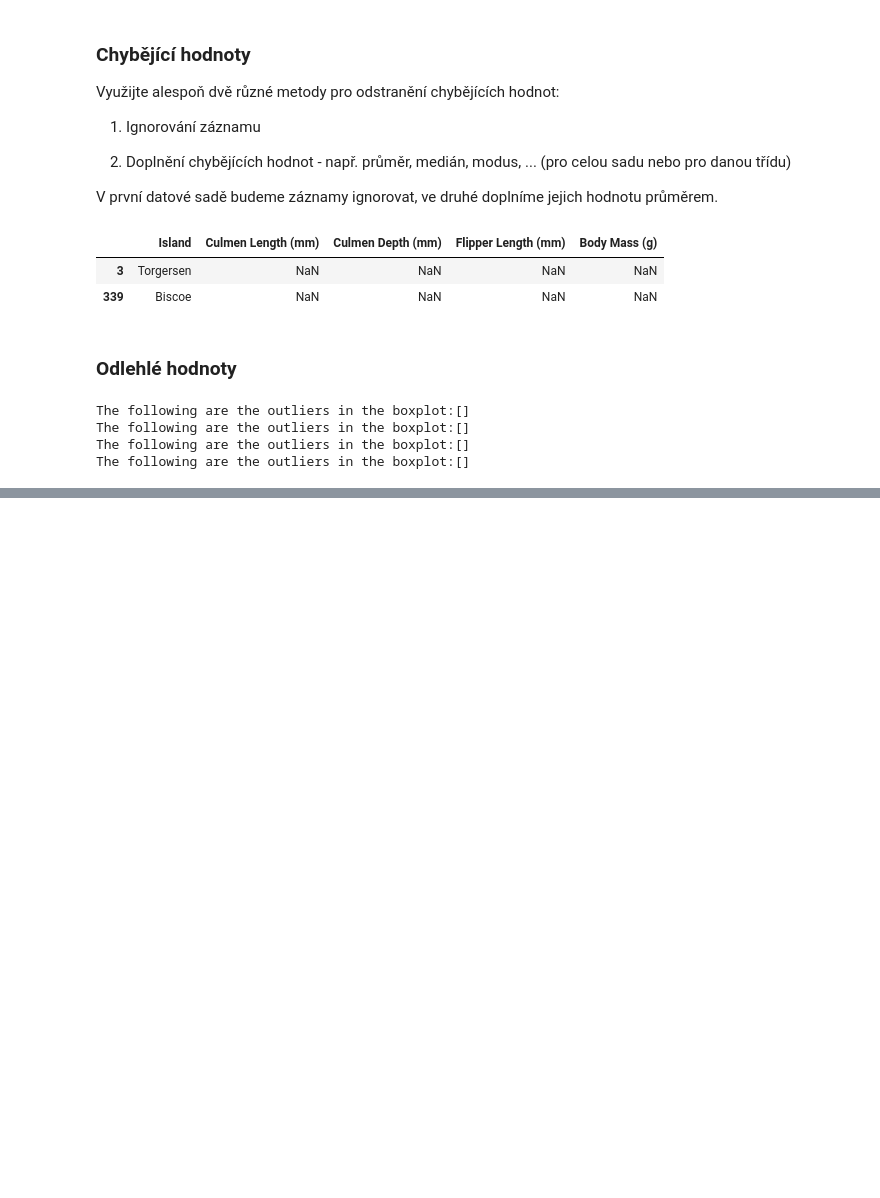
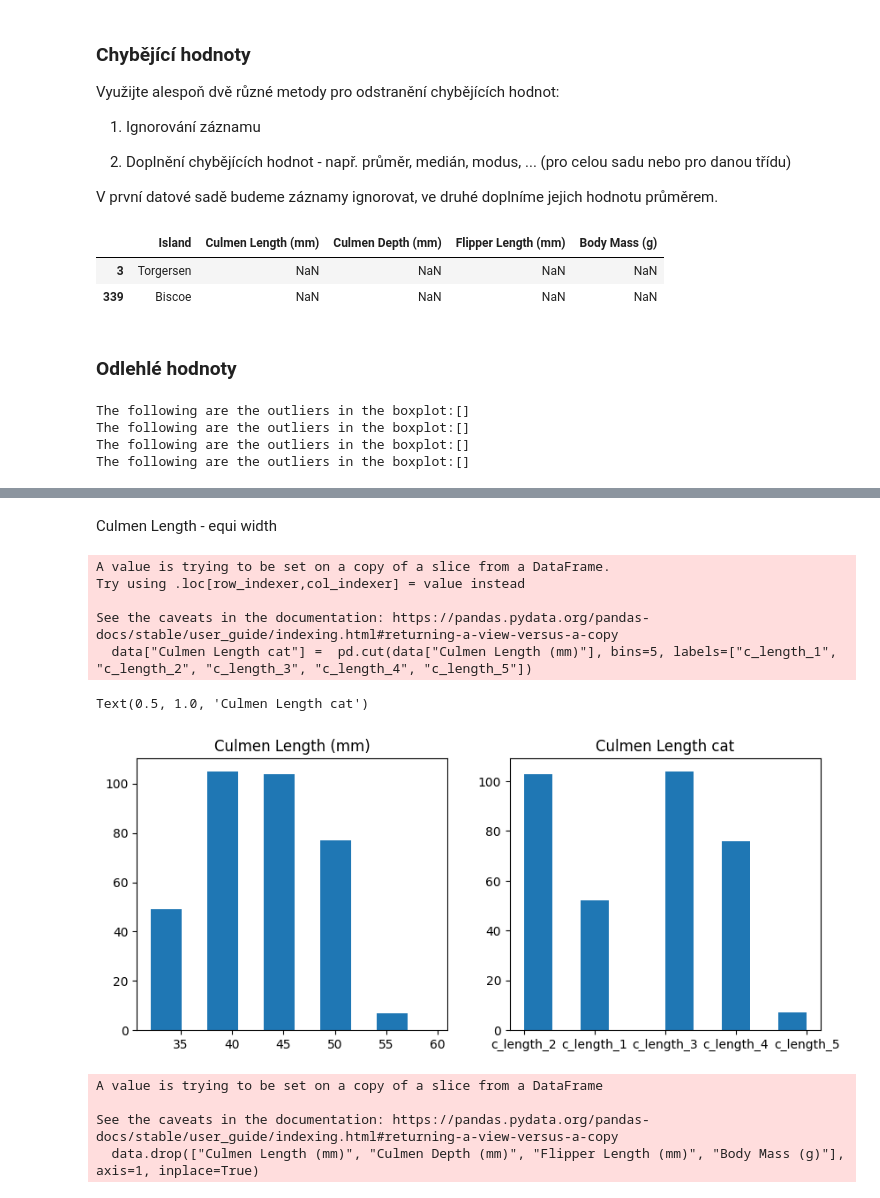
Before and after one commit to Unexp1ainable/UPA-2, a Jupyter notebook: data_mining.ipynb, the cells around one changed output, grey strips where cells are left out. Saved outputs shown, nothing was run; the diff lists cells and outputs as text; code cells hidden in the pictures; blank space fills up the shorter version.

```diff
--- a/data_mining.ipynb
+++ b/data_mining.ipynb
@@ -87,0 +144,24 @@ The following are the outliers in the boxplot:[]
+# %% [markdown]
+Culmen Length - equi width
+# %%
+data["Culmen Length cat"] =  pd.cut(data["Culmen Length (mm)"], bins=5, labels=["c_length_1", "c_length_2", "c_length_3", "c_length_4", "c_length_5"])
+fig, ax = plt.subplots(1, 2, figsize=(10,4))
+ax[0].hist(data["Culmen Length (mm)"], 5, width=3)
+ax[0].set_title("Culmen Length (mm)")
+ax[1].hist(data["Culmen Length cat"])
+ax[1].set_title("Culmen Length cat")
+# %% [output]
+A value is trying to be set on a copy of a slice from a DataFrame.
+Try using .loc[row_indexer,col_indexer] = value instead
+
+See the caveats in the documentation: https://pandas.pydata.org/pandas-docs/stable/user_guide/indexing.html#returning-a-view-versus-a-copy
+  data["Culmen Length cat"] =  pd.cut(data["Culmen Length (mm)"], bins=5, labels=["c_length_1", "c_length_2", "c_length_3", "c_length_4", "c_length_5"])
+Text(0.5, 1.0, 'Culmen Length cat')
+[figure, added]
+# %%
+data.drop(["Culmen Length (mm)", "Culmen Depth (mm)", "Flipper Length (mm)", "Body Mass (g)"], axis=1, inplace=True)
+# %% [output]
+A value is trying to be set on a copy of a slice from a DataFrame
+
+See the caveats in the documentation: https://pandas.pydata.org/pandas-docs/stable/user_guide/indexing.html#returning-a-view-versus-a-copy
+  data.drop(["Culmen Length (mm)", "Culmen Depth (mm)", "Flipper Length (mm)", "Body Mass (g)"], axis=1, inplace=True)
```
Also changed, not shown: parts of 9 cells of this notebook.
